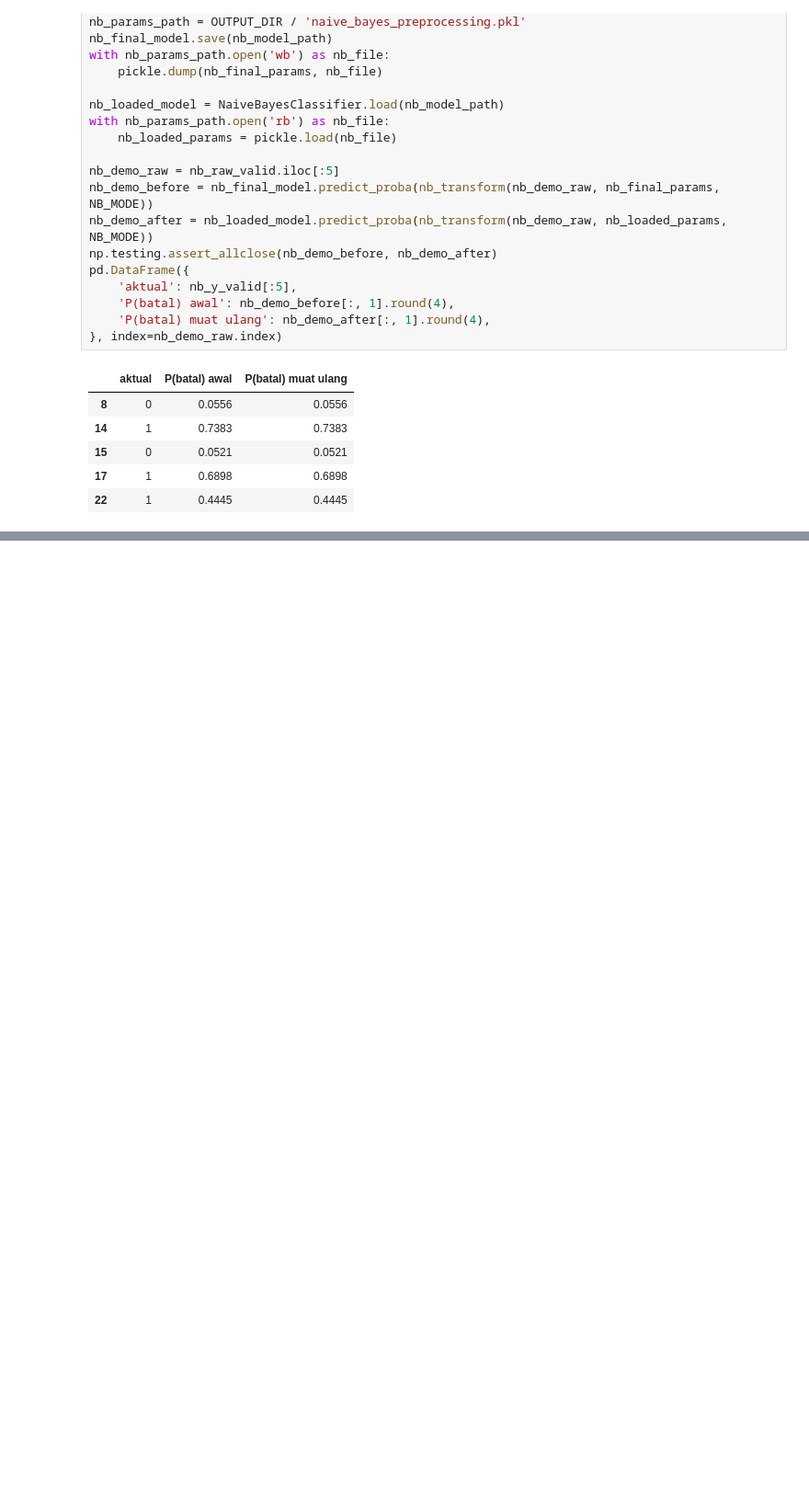
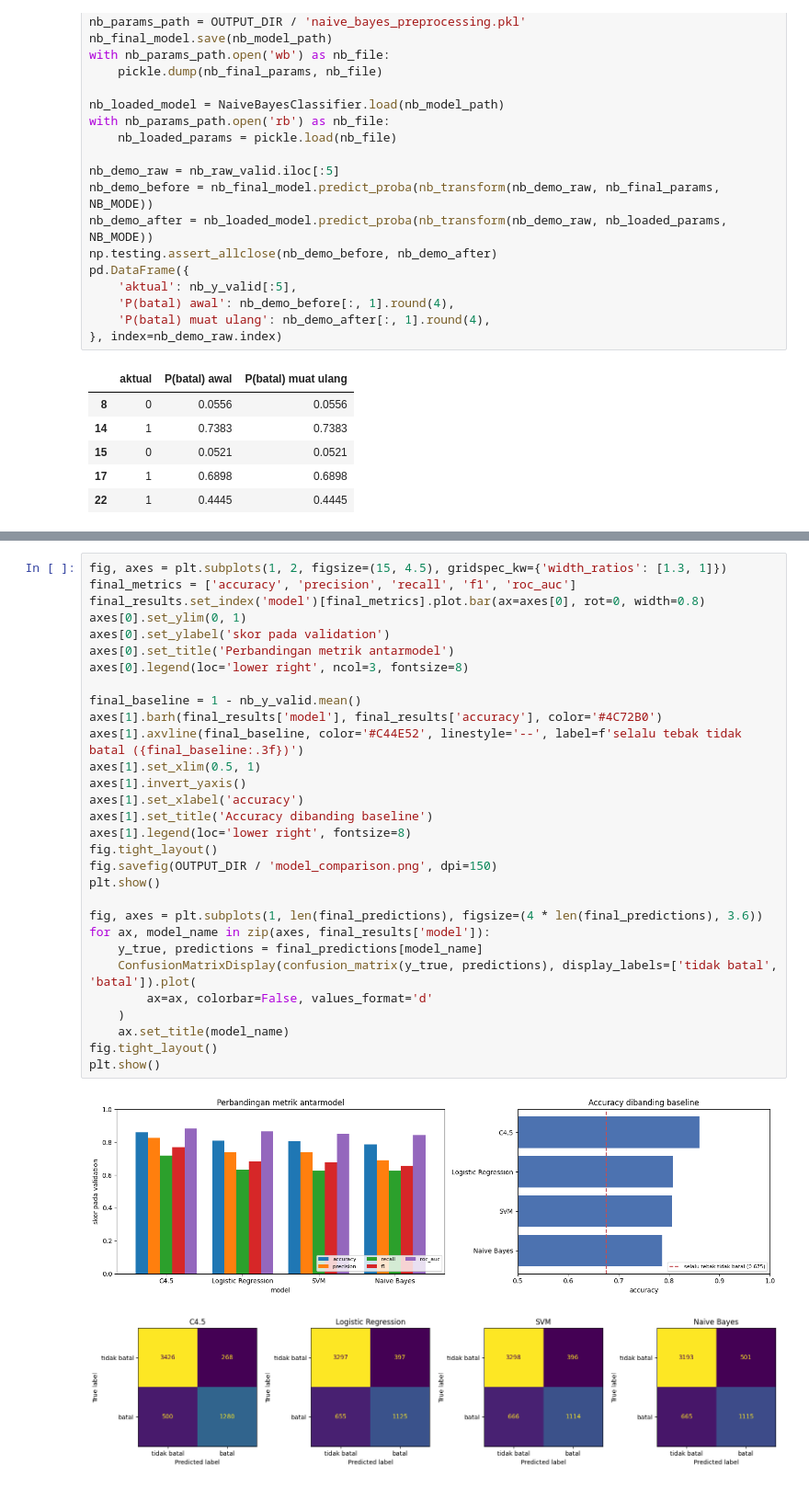
Before and after one commit to Kurt-Mikhael/IF3170_G14_LalapKaoBole, a Jupyter notebook: src/notebooks/main.ipynb, the cells around one changed output, grey strips where cells are left out. Shown at 92% size. Cells and saved outputs as stored; diff of their text form; blank space fills up the shorter version.

```diff
--- a/src/notebooks/v1.ipynb
+++ b/src/notebooks/main.ipynb
@@ -1030,0 +1435,33 @@ pd.DataFrame({
+# %%
+fig, axes = plt.subplots(1, 2, figsize=(15, 4.5), gridspec_kw={'width_ratios': [1.3, 1]})
+final_metrics = ['accuracy', 'precision', 'recall', 'f1', 'roc_auc']
+final_results.set_index('model')[final_metrics].plot.bar(ax=axes[0], rot=0, width=0.8)
+axes[0].set_ylim(0, 1)
+axes[0].set_ylabel('skor pada validation')
+axes[0].set_title('Perbandingan metrik antarmodel')
+axes[0].legend(loc='lower right', ncol=3, fontsize=8)
+
+final_baseline = 1 - nb_y_valid.mean()
+axes[1].barh(final_results['model'], final_results['accuracy'], color='#4C72B0')
+axes[1].axvline(final_baseline, color='#C44E52', linestyle='--', label=f'selalu tebak tidak batal ({final_baseline:.3f})')
+axes[1].set_xlim(0.5, 1)
+axes[1].invert_yaxis()
+axes[1].set_xlabel('accuracy')
+axes[1].set_title('Accuracy dibanding baseline')
+axes[1].legend(loc='lower right', fontsize=8)
+fig.tight_layout()
+fig.savefig(OUTPUT_DIR / 'model_comparison.png', dpi=150)
+plt.show()
+
+fig, axes = plt.subplots(1, len(final_predictions), figsize=(4 * len(final_predictions), 3.6))
+for ax, model_name in zip(axes, final_results['model']):
+    y_true, predictions = final_predictions[model_name]
+    ConfusionMatrixDisplay(confusion_matrix(y_true, predictions), display_labels=['tidak batal', 'batal']).plot(
+        ax=ax, colorbar=False, values_format='d'
+    )
+    ax.set_title(model_name)
+fig.tight_layout()
+plt.show()
+# %% [output]
+[figure, added]
+[figure, added]
```
Also changed, not shown: parts of 36 cells of this notebook, 30 other files.
